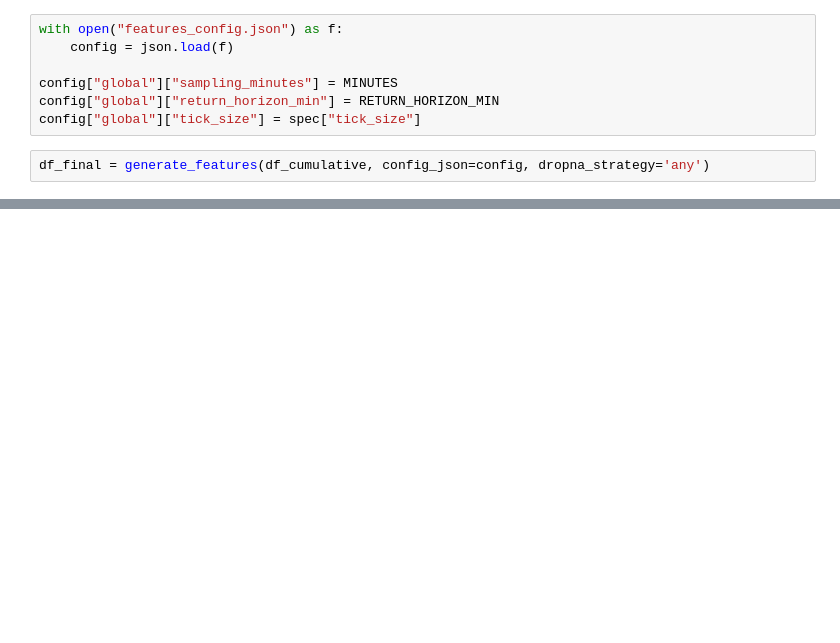
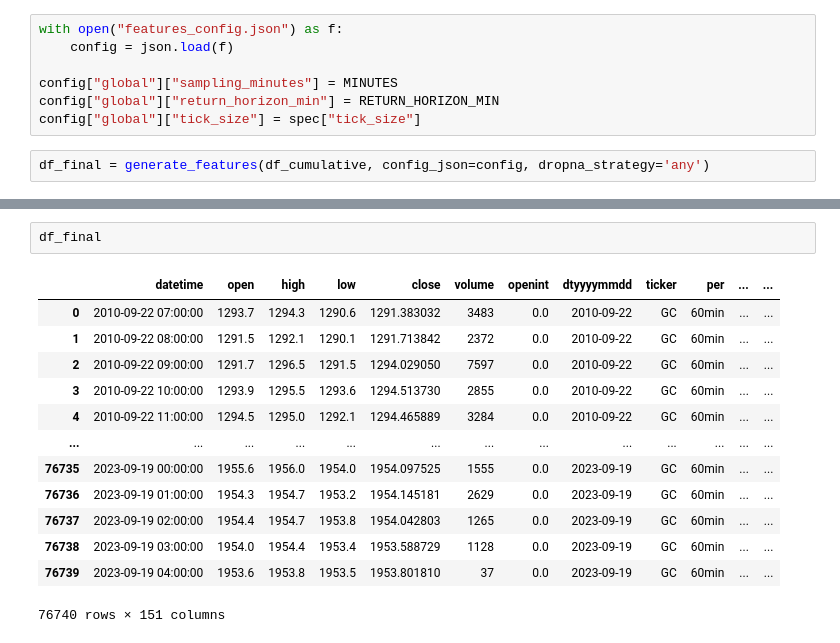
Before and after one commit to LijunZhou000/ML-Algorithmic-Trading, a Jupyter notebook: TradingBots/Features/features.ipynb, the cells around one changed output, grey strips where cells are left out. Cells and saved outputs as stored; diff of their text form; blank space fills up the shorter version.

```diff
--- a/TradingBots/Features/features.ipynb
+++ b/TradingBots/Features/features.ipynb
@@ -29,0 +69,16 @@ df_final = generate_features(df_cumulative, config_json=config, dropna_strategy=
+# %%
+df_final
+# %% [output]
+|  | datetime | open | high | low | close | volume | openint | dtyyyymmdd | ticker | per | ... | ... |
+| 0 | 2010-09-22 07:00:00 | 1293.7 | 1294.3 | 1290.6 | 1291.383032 | 3483 | 0.0 | 2010-09-22 | GC | 60min | ... | ... |
+| 1 | 2010-09-22 08:00:00 | 1291.5 | 1292.1 | 1290.1 | 1291.713842 | 2372 | 0.0 | 2010-09-22 | GC | 60min | ... | ... |
+| 2 | 2010-09-22 09:00:00 | 1291.7 | 1296.5 | 1291.5 | 1294.029050 | 7597 | 0.0 | 2010-09-22 | GC | 60min | ... | ... |
+| 3 | 2010-09-22 10:00:00 | 1293.9 | 1295.5 | 1293.6 | 1294.513730 | 2855 | 0.0 | 2010-09-22 | GC | 60min | ... | ... |
+| 4 | 2010-09-22 11:00:00 | 1294.5 | 1295.0 | 1292.1 | 1294.465889 | 3284 | 0.0 | 2010-09-22 | GC | 60min | ... | ... |
+| ... | ... | ... | ... | ... | ... | ... | ... | ... | ... | ... | ... | ... |
+| 76735 | 2023-09-19 00:00:00 | 1955.6 | 1956.0 | 1954.0 | 1954.097525 | 1555 | 0.0 | 2023-09-19 | GC | 60min | ... | ... |
+| 76736 | 2023-09-19 01:00:00 | 1954.3 | 1954.7 | 1953.2 | 1954.145181 | 2629 | 0.0 | 2023-09-19 | GC | 60min | ... | ... |
+| 76737 | 2023-09-19 02:00:00 | 1954.4 | 1954.7 | 1953.8 | 1954.042803 | 1265 | 0.0 | 2023-09-19 | GC | 60min | ... | ... |
+| 76738 | 2023-09-19 03:00:00 | 1954.0 | 1954.4 | 1953.4 | 1953.588729 | 1128 | 0.0 | 2023-09-19 | GC | 60min | ... | ... |
+| 76739 | 2023-09-19 04:00:00 | 1953.6 | 1953.8 | 1953.5 | 1953.801810 | 37 | 0.0 | 2023-09-19 | GC | 60min | ... | ... |
+76740 rows × 151 columns
```
Also changed, not shown: parts of 3 cells of this notebook, 5 other files.
